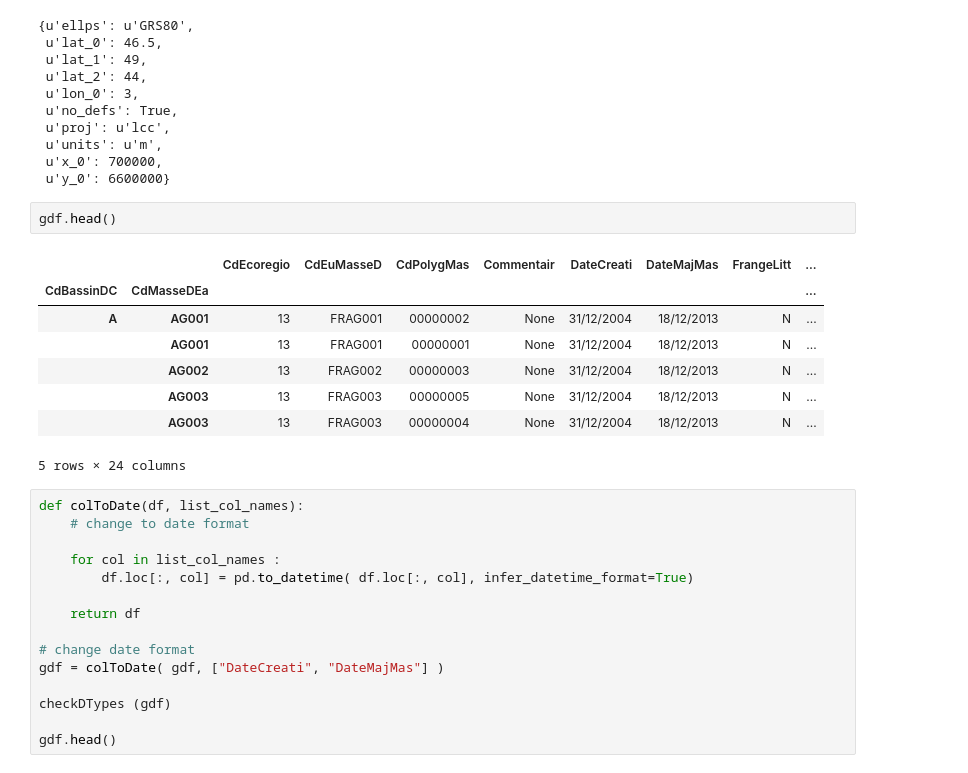
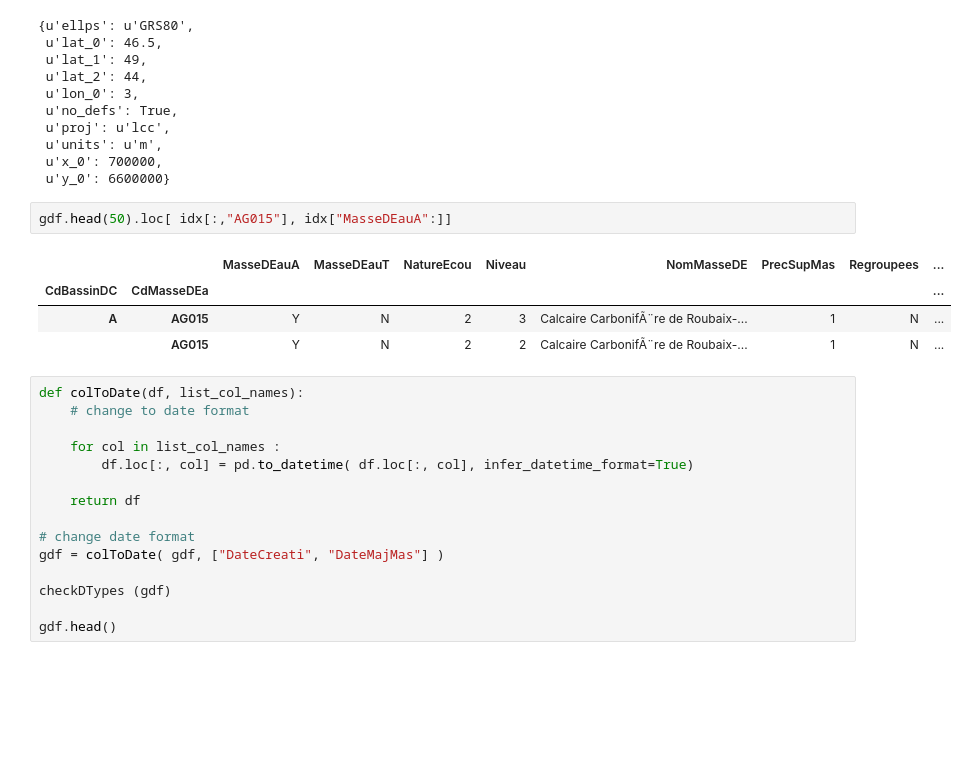
Before and after one commit to JulienParis/hydroviz, a Jupyter notebook: carto_python.ipynb, the cells around one changed output. Cells and saved outputs as stored; diff of their text form; blank space fills up the shorter version.

```diff
--- a/carto_python.ipynb
+++ b/carto_python.ipynb
@@ -127,17 +256,13 @@ gdf.crs
  u'units': u'm',
  u'x_0': 700000,
  u'y_0': 6600000}
-# %%
-gdf.head()
-# %% [output]
-|  |  | CdEcoregio | CdEuMasseD | CdPolygMas | Commentair | DateCreati | DateMajMas | FrangeLitt | ... |
-| CdBassinDC | CdMasseDEa |  |  |  |  |  |  |  | ... |
-| A | AG001 | 13 | FRAG001 | 00000002 | None | 31/12/2004 | 18/12/2013 | N | ... |
-|  | AG001 | 13 | FRAG001 | 00000001 | None | 31/12/2004 | 18/12/2013 | N | ... |
-|  | AG002 | 13 | FRAG002 | 00000003 | None | 31/12/2004 | 18/12/2013 | N | ... |
-|  | AG003 | 13 | FRAG003 | 00000005 | None | 31/12/2004 | 18/12/2013 | N | ... |
-|  | AG003 | 13 | FRAG003 | 00000004 | None | 31/12/2004 | 18/12/2013 | N | ... |
-5 rows × 24 columns
+# %%
+gdf.head(50).loc[ idx[:,"AG015"], idx["MasseDEauA":]]
+# %% [output]
+|  |  | MasseDEauA | MasseDEauT | NatureEcou | Niveau | NomMasseDE | PrecSupMas | Regroupees | ... |
+| CdBassinDC | CdMasseDEa |  |  |  |  |  |  |  | ... |
+| A | AG015 | Y | N | 2 | 3 | Calcaire CarbonifÃ¨re de Roubaix-... | 1 | N | ... |
+|  | AG015 | Y | N | 2 | 2 | Calcaire CarbonifÃ¨re de Roubaix-... | 1 | N | ... |
 # %%
 def colToDate(df, list_col_names):
     # change to date format
```
Also changed, not shown: parts of 32 cells of this notebook, 1 other file.
